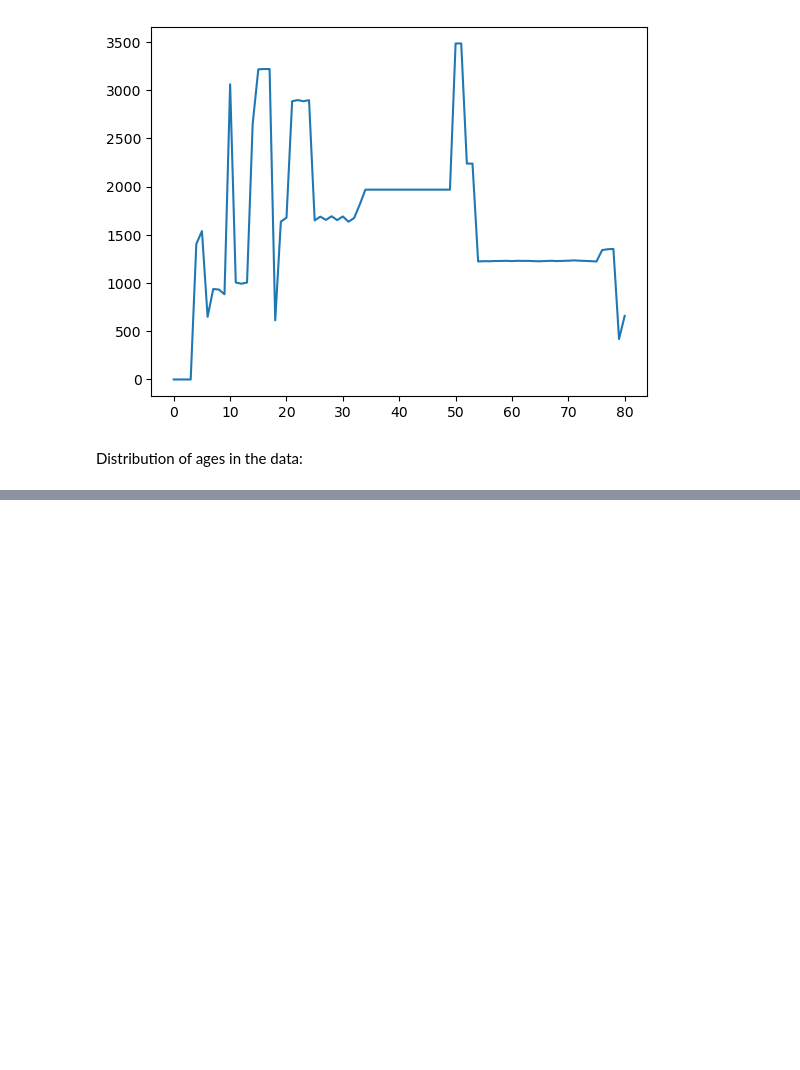
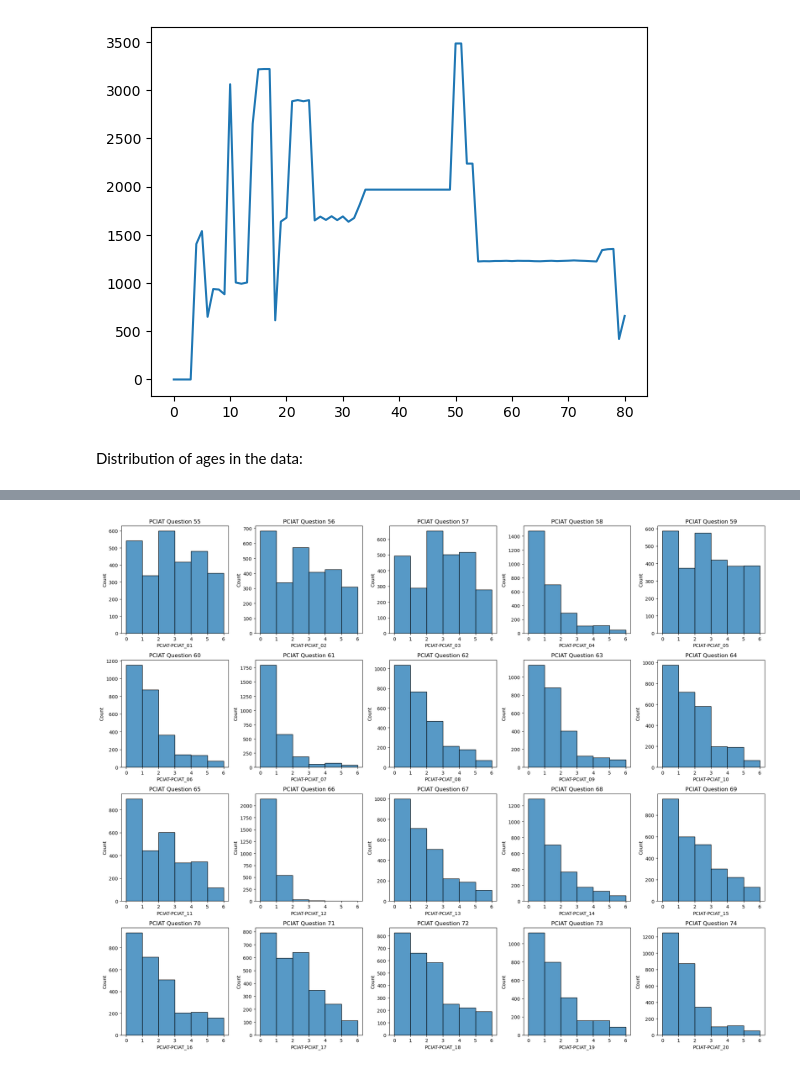
Before and after one commit to aarondweinberg/CMI_problematic_internet_use, a Jupyter notebook: DV_explores.ipynb, the cells around one changed output, grey strips where cells are left out. Cells and saved outputs as stored; diff of their text form; code cells hidden in the pictures; blank space fills up the shorter version.

```diff
--- a/DV_explores.ipynb
+++ b/DV_explores.ipynb
@@ -63,0 +84,17 @@ sns.displot(df, x="PCIAT-PCIAT_Total")
+# %%
+# Histograms for all 20 PCIAT items
+
+# Create a figure with a 4x5 grid of subplots (for a total of 20 subplots)
+fig, axes = plt.subplots(nrows=4, ncols=5, figsize=(20, 16))  # Adjusted figsize for better layout
+axes = axes.flatten()
+
+# Loop through the selected columns (columns 55 to 74) and create histograms
+for i, col in enumerate(range(55, 75)):
+    ax = axes[i]
+    sns.histplot(df, x=df.iloc[:, col], bins=[0,1,2,3,4,5,6], ax=ax)
+    ax.set_title(f'PCIAT Question {col}')
+
+plt.tight_layout()
+plt.show()
+# %% [output]
+[figure, added]
```
Also changed, not shown: parts of 9 cells of this notebook.
